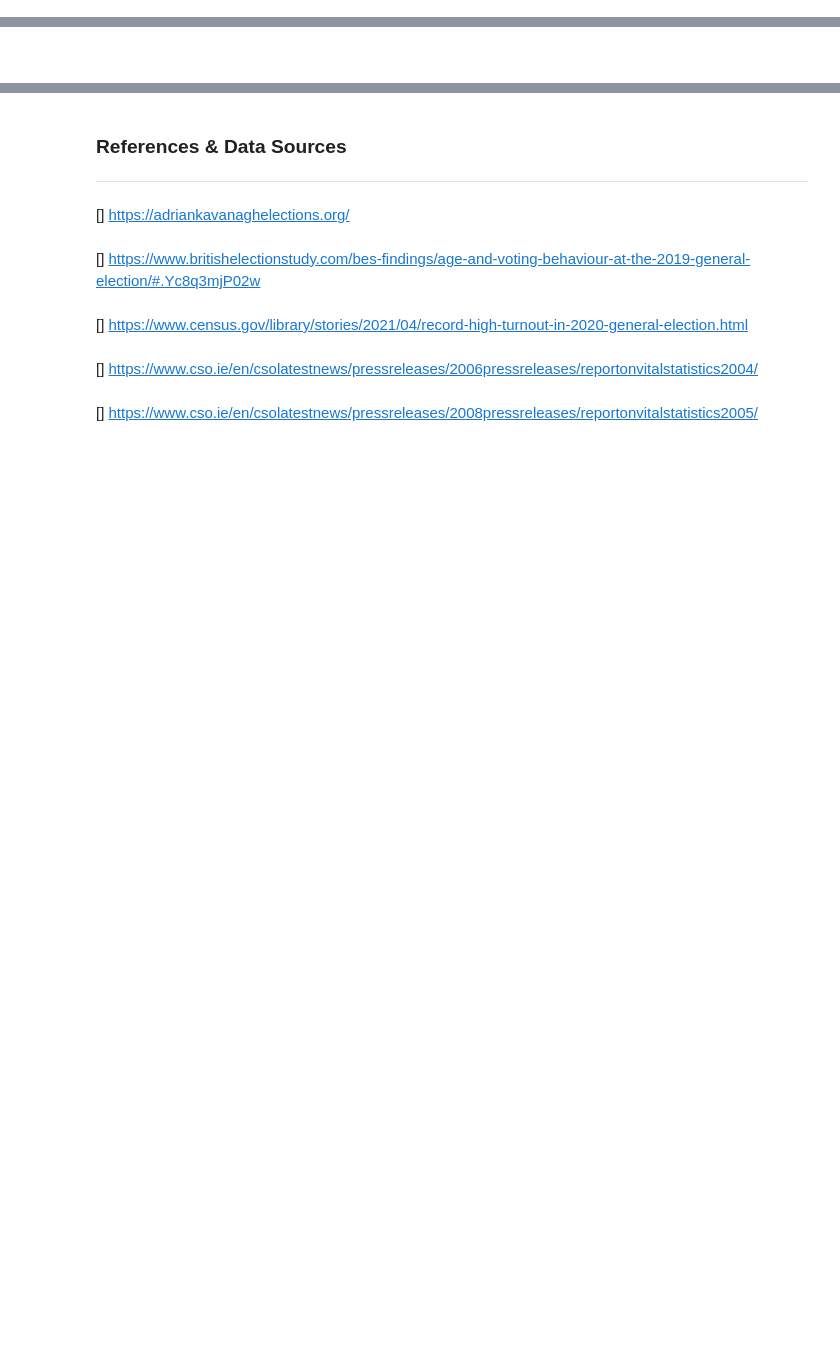
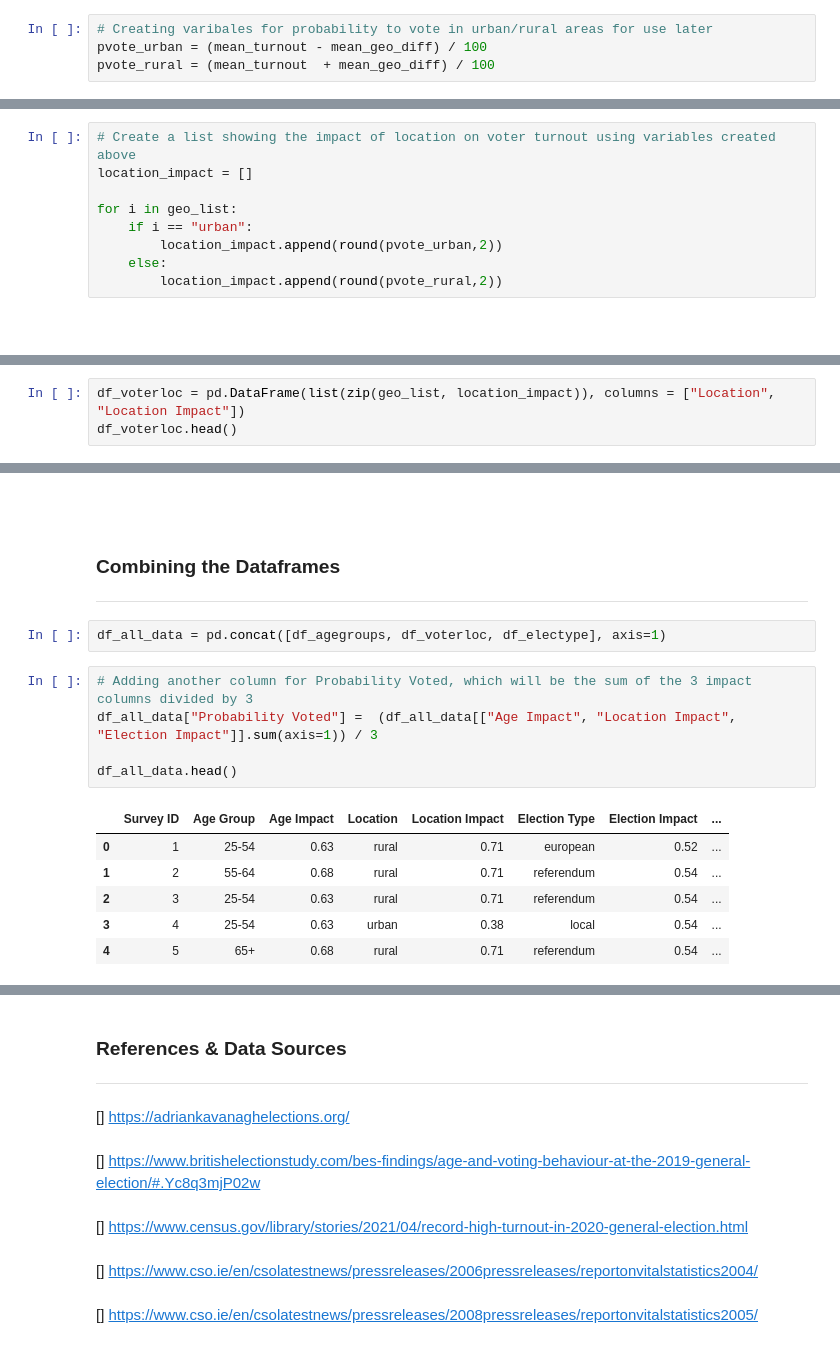
Before and after one commit to G00398258/progda_project, a Jupyter notebook: progda_project.ipynb, the cells around one changed output, grey strips where cells are left out. Drawn from its saved outputs; the diff is of its cells as text; blank space fills up the shorter version.

```diff
--- a/progda_project.ipynb
+++ b/progda_project.ipynb
@@ -559,3 +599,7 @@ The average difference in turnout between urban and rural areas is 16.8 % in fav
+# %%
+# Creating varibales for probability to vote in urban/rural areas for use later
+pvote_urban = (mean_turnout - mean_geo_diff) / 100
+pvote_rural = (mean_turnout  + mean_geo_diff) / 100
 # %% [markdown]
 <br>
 # %% [markdown]
@@ -603,2 +627,11 @@ array(['urban', 'rural', 'urban', 'urban', 'rural', 'rural', 'urban',
+# %%
+# Create a list showing the impact of location on voter turnout using variables created above
+location_impact = []
+
+for i in geo_list:
+    if i == "urban":
+        location_impact.append(round(pvote_urban,2))
+    else:
+        location_impact.append(round(pvote_rural,2))
 # %% [markdown]
 <br>
@@ -604,0 +640,3 @@ array(['urban', 'rural', 'urban', 'urban', 'rural', 'rural', 'urban',
+# %%
+df_voterloc = pd.DataFrame(list(zip(geo_list, location_impact)), columns = ["Location", "Location Impact"])
+df_voterloc.head()
@@ -604,0 +650,19 @@ array(['urban', 'rural', 'urban', 'urban', 'rural', 'rural', 'urban',
+# %% [markdown]
+<br>
+# %% [markdown]
+### Combining the Dataframes
+***
+# %%
+df_all_data = pd.concat([df_agegroups, df_voterloc, df_electype], axis=1)
+# %%
+# Adding another column for Probability Voted, which will be the sum of the 3 impact columns divided by 3
+df_all_data["Probability Voted"] =  (df_all_data[["Age Impact", "Location Impact", "Election Impact"]].sum(axis=1)) / 3
+
+df_all_data.head()
+# %% [output]
+|  | Survey ID | Age Group | Age Impact | Location | Location Impact | Election Type | Election Impact | ... |
+| 0 | 1 | 25-54 | 0.63 | rural | 0.71 | european | 0.52 | ... |
+| 1 | 2 | 55-64 | 0.68 | rural | 0.71 | referendum | 0.54 | ... |
+| 2 | 3 | 25-54 | 0.63 | rural | 0.71 | referendum | 0.54 | ... |
+| 3 | 4 | 25-54 | 0.63 | urban | 0.38 | local | 0.54 | ... |
+| 4 | 5 | 65+ | 0.68 | rural | 0.71 | referendum | 0.54 | ... |
```
Also changed, not shown: parts of 71 cells of this notebook.
